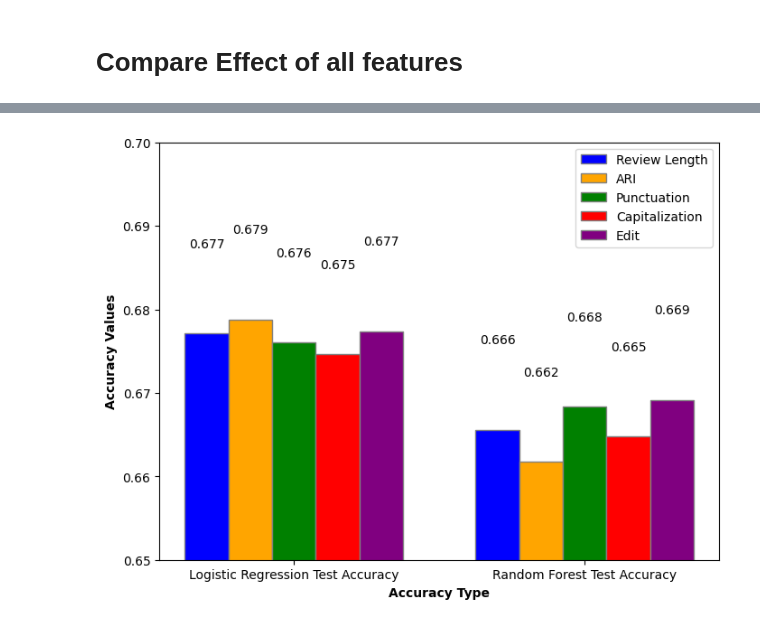
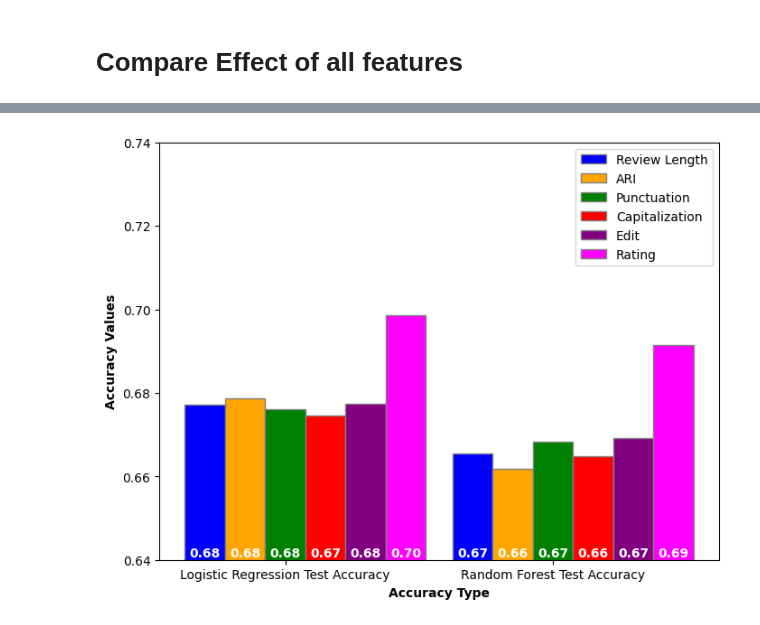
Before and after one commit to bakenq/ASAI, a Jupyter notebook: Notebooks/Phones_factorAnalysis.ipynb, the cells around one changed output, grey strips where cells are left out. Cells and saved outputs as stored; diff of their text form; code cells hidden in the pictures.

Commit message:
add rating to factor analysis

```diff
--- a/Notebooks/Phones_factorAnalysis.ipynb
+++ b/Notebooks/Phones_factorAnalysis.ipynb
@@ -822,6 +789,9 @@ plt.show()
 # %%
 # Labels for the groups
 labels = ['Logistic Regression Test Accuracy', 'Random Forest Test Accuracy']
+
+# Width of the bars
+bar_width = 0.15
 
 # Extract values for LR Test and RF Test
 len_values_subset = [len_lr_test_accuracy, len_rf_test_accuracy]
@@ -829,41 +799,47 @@ ari_values_subset = [ari_lr_test_accuracy, ari_rf_test_accuracy]
 pct_values_subset = [pct_lr_test_accuracy, pct_rf_test_accuracy]
 cap_values_subset = [cap_lr_test_accuracy, cap_rf_test_accuracy]
 ed_values_subset = [ed_lr_test_accuracy, ed_rf_test_accuracy]
+rat_values_subset = [rat_lr_test_accuracy, rat_rf_test_accuracy]
+
 
 # Set the positions of bars on X-axis
 r1_subset = np.arange(len(labels))
 r2_subset = [x + bar_width for x in r1_subset]
 r3_subset = [x + bar_width for x in r2_subset]
 r4_subset = [x + bar_width for x in r3_subset]
 r5_subset = [x + bar_width for x in r4_subset]
+r6_subset = [x + bar_width for x in r5_subset]
+
 
 # Create the bar chart
 fig, ax = plt.subplots(figsize=(8, 6))
 
 ax.bar(r1_subset, len_values_subset, color='blue', width=bar_width, edgecolor='grey', label='Review Length')
 ax.bar(r2_subset, ari_values_subset, color='orange', width=bar_width, edgecolor='grey', label='ARI')
 ax.bar(r3_subset, pct_values_subset, color='green', width=bar_width, edgecolor='grey', label='Punctuation')
 ax.bar(r4_subset, cap_values_subset, color='red', width=bar_width, edgecolor='grey', label='Capitalization')
 ax.bar(r5_subset, ed_values_subset, color='purple', width=bar_width, edgecolor='grey', label='Edit')
+ax.bar(r6_subset, rat_values_subset, color='magenta', width=bar_width, edgecolor='grey', label='Rating')
+
 
 # Adding labels
 plt.xlabel('Accuracy Type', fontweight='bold')
 plt.ylabel('Accuracy Values', fontweight='bold')
 ax.set_xticks([r + 2*bar_width for r in range(len(labels))])
 ax.set_xticklabels(labels)
 
 # Adding legend
 ax.legend()
 
-# Adding values above the bars
-for r, values in zip([r1_subset, r2_subset, r3_subset, r4_subset, r5_subset], [len_values_subset, ari_values_subset, pct_values_subset, cap_values_subset, ed_values_subset]):
+# Adding values to the bars
+for r, values in zip([r1_subset, r2_subset, r3_subset, r4_subset, r5_subset, r6_subset], [len_values_subset, ari_values_subset, pct_values_subset, cap_values_subset, ed_values_subset, rat_values_subset]):
     for i, value in enumerate(values):
-        ax.text(r[i], value + 0.01, f'{value:.3f}', ha='center', va='bottom')
+        ax.text(r[i], 0.64, f'{value:.2f}', ha='center', va='bottom', color='white', weight='bold')
 
 # Set the y-axis limit between 0.6 and 0.7
-ax.set_ylim(0.65, 0.7)
+ax.set_ylim(0.64, 0.74)
 
 # Display the plot
 plt.show()
 # %% [output]
-[figure, old version]
+[figure, new version]
```
Also changed, not shown: parts of 8 cells of this notebook, 2 other files.
